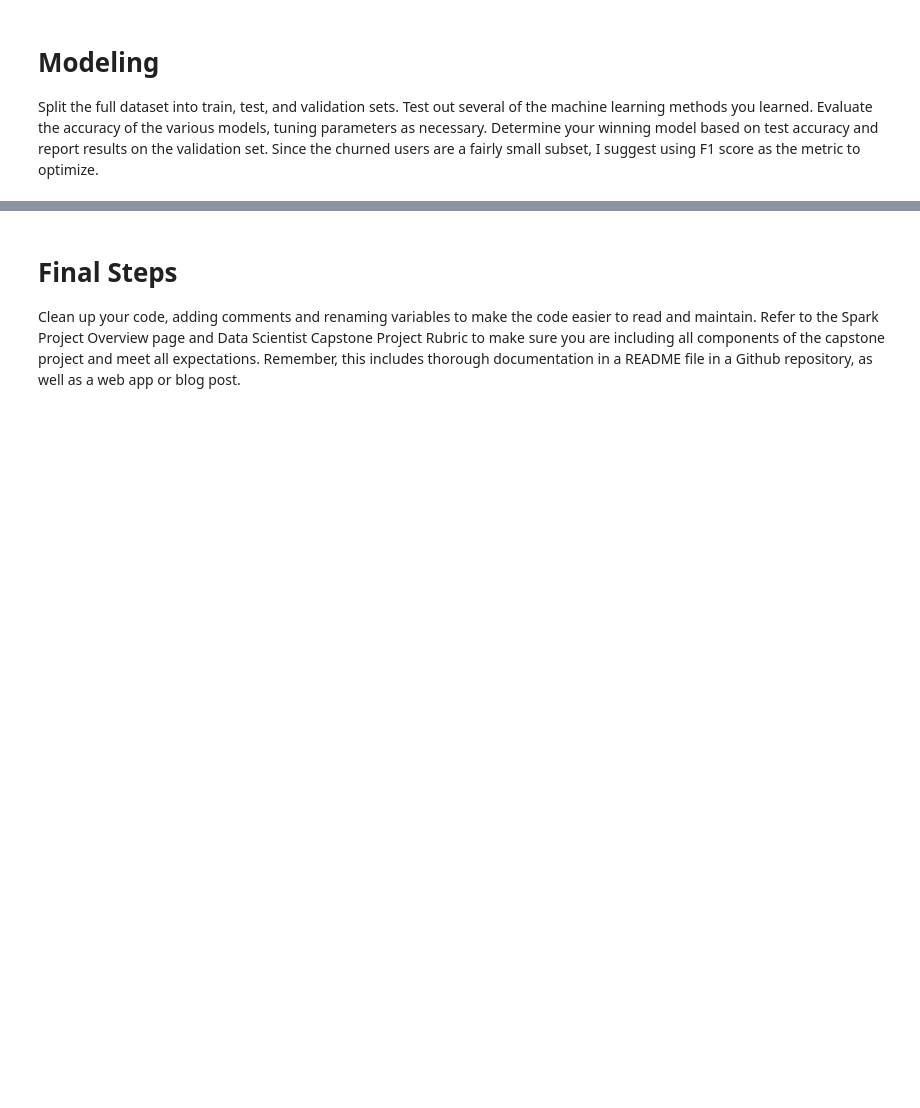
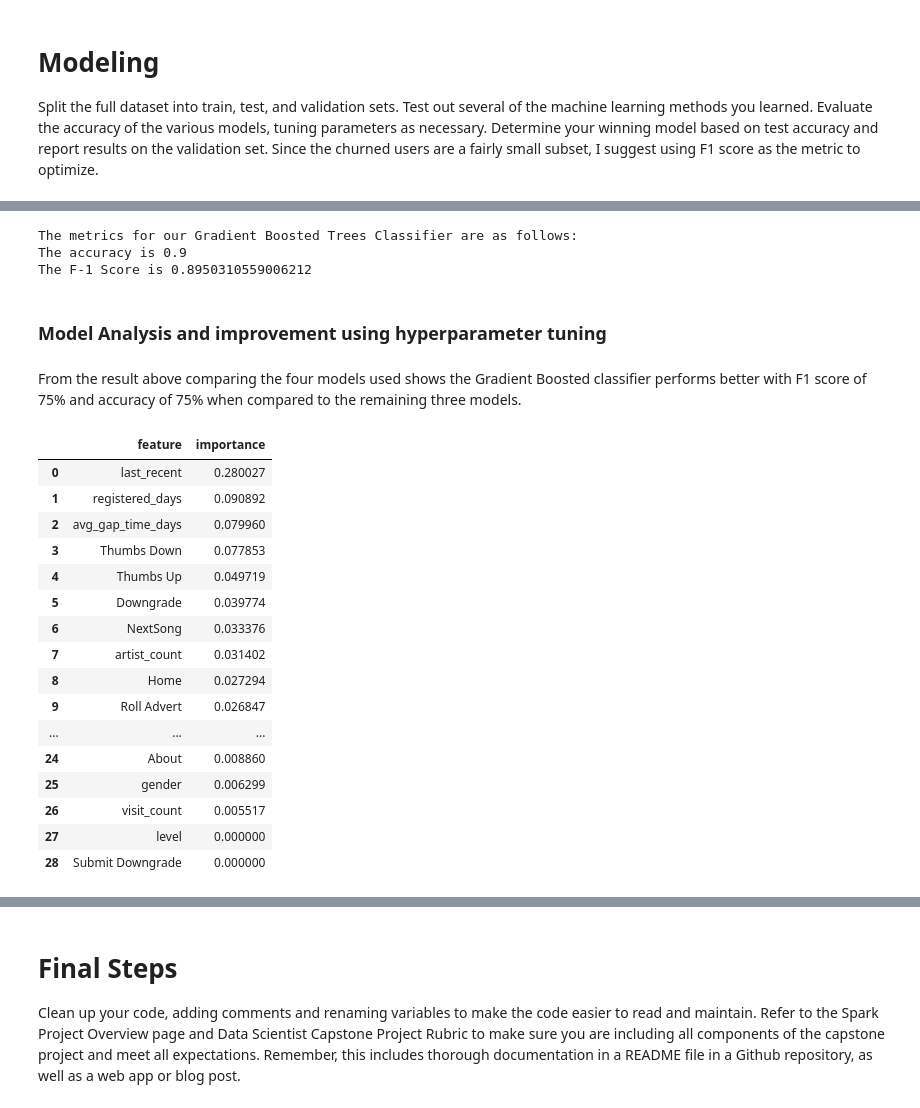
Before and after one commit to imisi-akande/Sparkify-Capstone-Project, a Jupyter notebook: Sparkify.ipynb, the cells around one changed output, grey strips where cells are left out. Saved outputs shown, nothing was run; the diff lists cells and outputs as text; code cells hidden in the pictures; blank space fills up the shorter version.

Commit message:
feat: modeling and hyperparameter tuning

```diff
--- a/Sparkify.ipynb
+++ b/Sparkify.ipynb
@@ -539,0 +721,24 @@ Split the full dataset into train, test, and validation sets. Test out several o
+# %%
+train, test = overall_data.randomSplit([0.7, 0.3], seed=42)
+train = train.cache()
+# %%
+def build_model(classifier, param):
+    """
+    Builds a model based on the inputs
+    Input:
+    classifier - type of classifier
+    param - built param grid
+    Output :
+    model - ML pipeline model
+    """
+    assembler = VectorAssembler(inputCols=feature_columns, outputCol="features")
+    scaler = MinMaxScaler(inputCol="features", outputCol="scaled_features")
+    pipeline = Pipeline(stages=[assembler, scaler, classifier])
+
+    model = CrossValidator(
+        estimator=pipeline,
+        estimatorParamMaps=param,
+        evaluator = MulticlassClassificationEvaluator(labelCol='churn', metricName='f1'),
+        numFolds=5,
+    )
+    return model
@@ -539,0 +776,7 @@ Split the full dataset into train, test, and validation sets. Test out several o
+# %%
+rf = RandomForestClassifier(featuresCol="scaled_features", labelCol="churn")
+rf_param = ParamGridBuilder().build()
+rf_model = build_model(rf, rf_param)
+# %%
+%%time
+rf_fit_model = rf_model.fit(train)
@@ -539,0 +838,36 @@ Split the full dataset into train, test, and validation sets. Test out several o
+# %%
+# Obtain different evaluation metrics for Gradient Boosted Trees
+
+evaluator = MulticlassClassificationEvaluator(predictionCol = "prediction", labelCol="churn")
+print("The metrics for our Gradient Boosted Trees Classifier are as follows: ")
+print("The accuracy is {}".format(evaluator.evaluate(gbt_pred, {evaluator.metricName : "accuracy"})))
+print("The F-1 Score is {}".format(evaluator.evaluate(gbt_pred, {evaluator.metricName : "f1"})))
+# %% [output]
+The metrics for our Gradient Boosted Trees Classifier are as follows:
+The accuracy is 0.9
+The F-1 Score is 0.8950310559006212
+# %% [markdown]
+### Model Analysis and improvement using hyperparameter tuning
+# %% [markdown]
+From the result above comparing the four models used shows the Gradient Boosted classifier performs better with  F1 score of 75% and accuracy of 75% when compared to the remaining three models.
+# %%
+rf_feature_imp = pd.DataFrame({"feature":feature_columns,"importance" : rf_fit_model.bestModel.stages[2].featureImportances})
+rf_feature_imp.sort_values(by = "importance",ascending = False).reset_index(drop=True)
+# %% [output]
+|  | feature | importance |
+| 0 | last_recent | 0.280027 |
+| 1 | registered_days | 0.090892 |
+| 2 | avg_gap_time_days | 0.079960 |
+| 3 | Thumbs Down | 0.077853 |
+| 4 | Thumbs Up | 0.049719 |
+| 5 | Downgrade | 0.039774 |
+| 6 | NextSong | 0.033376 |
+| 7 | artist_count | 0.031402 |
+| 8 | Home | 0.027294 |
+| 9 | Roll Advert | 0.026847 |
+| ... | ... | ... |
+| 24 | About | 0.008860 |
+| 25 | gender | 0.006299 |
+| 26 | visit_count | 0.005517 |
+| 27 | level | 0.000000 |
+| 28 | Submit Downgrade | 0.000000 |
```
Also changed, not shown: parts of 72 cells of this notebook.
